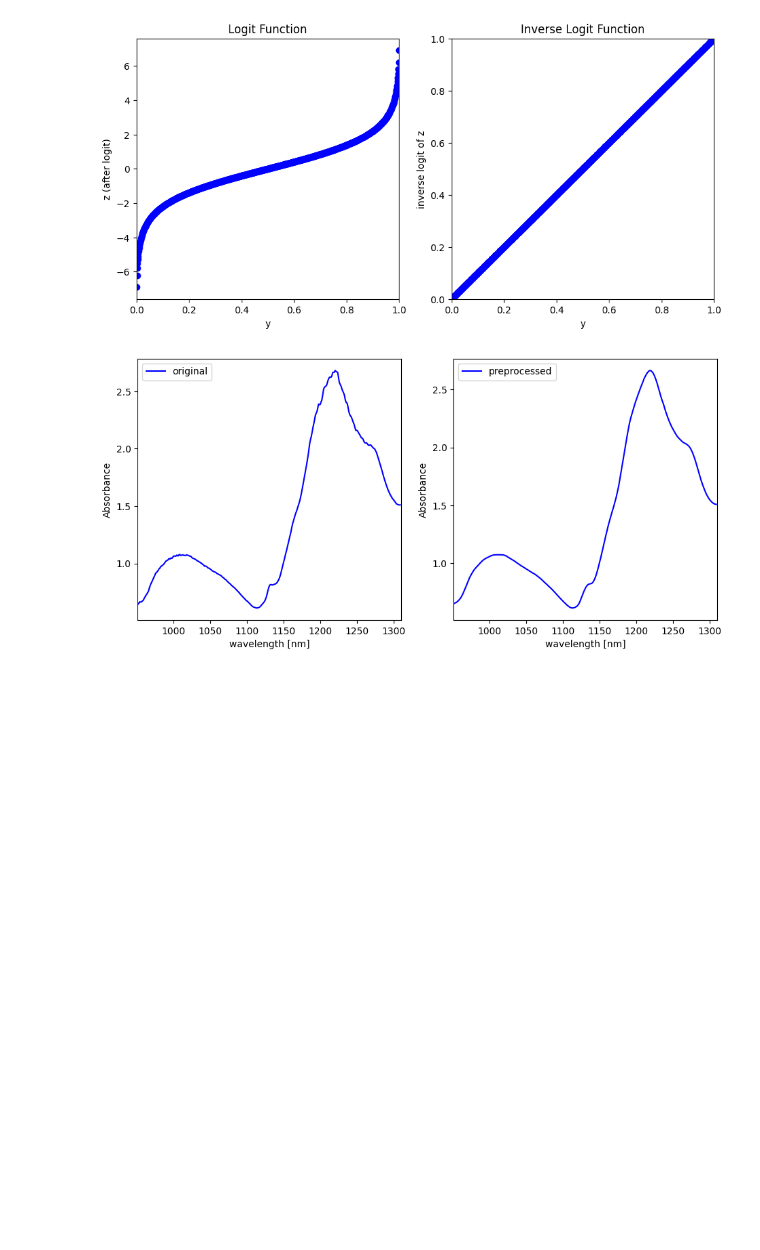
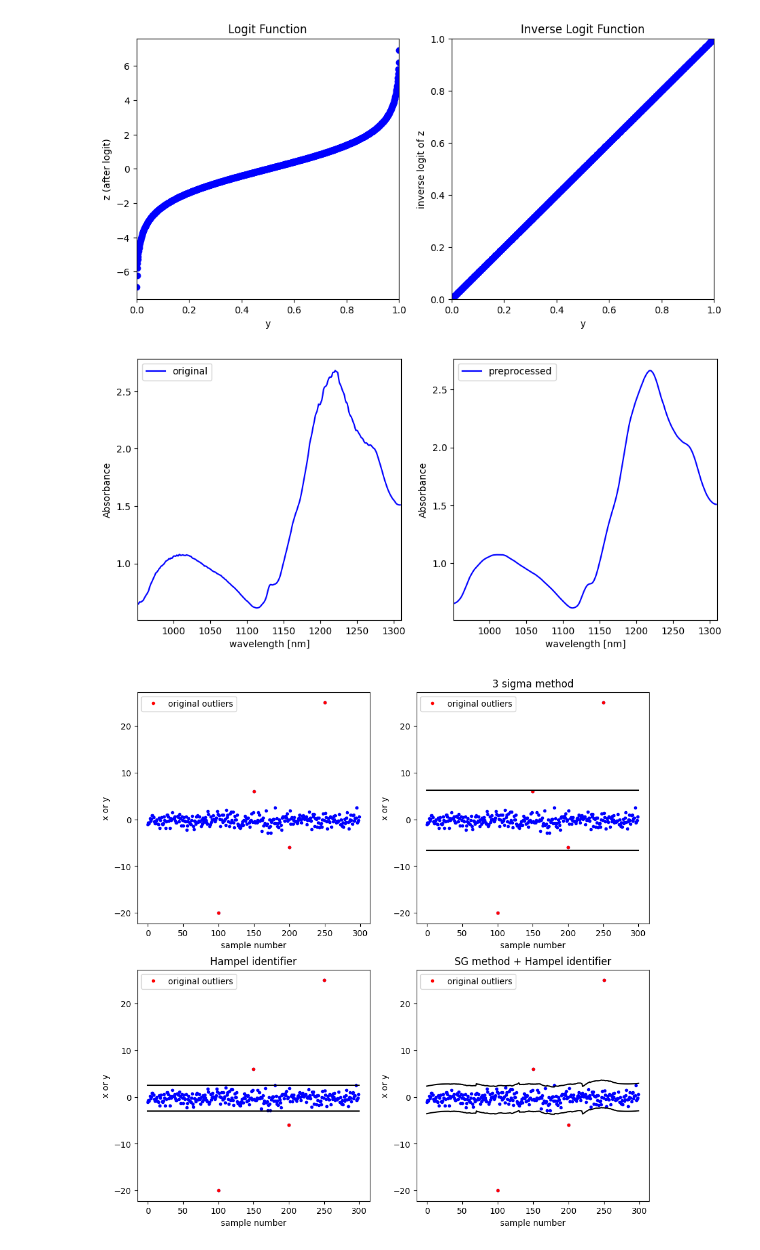
Before and after one commit to sato1214syun/python-mi-for_chemical_engineering, a Jupyter notebook: script.ipynb, the cells around one changed output. Cells and saved outputs as stored; diff of their text form; code cells hidden in the pictures; blank space fills up the shorter version.

```diff
--- a/script.ipynb
+++ b/script.ipynb
@@ -84,3 +84,98 @@ fig2.legend()
 plt.show()
 # %% [output]
 [figure]
+# %%
+# 03_05_outlier
+
+import matplotlib.pyplot as plt
+import numpy as np
+from scipy.signal import savgol_filter
+
+# 設定 ここから
+type_of_samples = 0  # 仮想サンプルの種類 0:正規乱数、1:時系列
+window_length = 61  # SG 法における窓枠の数
+poly_order = 2  # SG 法における多項式の次数
+deriv = 0  # SG 法における微分次数 (0 は微分なし)
+number_of_samples = 300  # 仮想サンプルの数
+noise_rate = 8  # SN比
+
+rng = np.random.default_rng(seed=10)
+
+if type_of_samples == 0:
+    outliers = [-20, 6, -6, 25]  # 外れ値
+    outlier_indexes = [100, 150, 200, 250]  # 外れ値のインデックス
+    x = rng.standard_normal(number_of_samples)
+elif type_of_samples == 1:
+    outliers = [1, 3, 10, -2]  # %外れ値
+    outlier_indexes = [80, 150, 200, 250]  # 外れ値のインデックス
+    x = np.sin(np.arange(number_of_samples) * np.pi / 50)
+    noise = rng.standard_normal(number_of_samples)
+    noise = noise * (x.var() / noise_rate) ** 0.5
+    x += noise
+x[outlier_indexes] = outliers  # 外れ値の追加
+
+fig, ax = plt.subplots(2, 2, squeeze=False, figsize=(11, 11))
+
+fig1 = ax[0, 0]
+fig1.plot(x, "b.")  # プロット
+fig1.plot(
+    outlier_indexes, x[outlier_indexes], "r.", label="original outliers"
+)  # プロット
+fig1.set_xlabel("sample number")  # x 軸の名前
+fig1.set_ylabel("x or y")  # y 軸の名前
+fig1.legend()
+
+
+# 3 sigma method
+upper_3_sigma = x.mean() + 3 * x.std()
+lower_3_sigma = x.mean() - 3 * x.std()
+fig2 = ax[0, 1]
+fig2.plot(x, "b.")
+fig2.plot(outlier_indexes, x[outlier_indexes], "r.", label="original outliers")
+fig2.plot([0, len(x)], [upper_3_sigma, upper_3_sigma], "k-")
+fig2.plot([0, len(x)], [lower_3_sigma, lower_3_sigma], "k-")
+fig2.set_xlabel("sample number")  # x 軸の名前
+fig2.set_ylabel("x or y")  # y 軸の名前
+fig2.set_title("3 sigma method")
+fig2.legend()
+
+# Hampel identifier
+upper_hampel = np.median(x) + 3 * 1.4826 * np.median(np.absolute(x - np.median(x)))
+lower_hampel = np.median(x) - 3 * 1.4826 * np.median(np.absolute(x - np.median(x)))
+fig3 = ax[1, 0]
+fig3.plot(x, "b.")
+fig3.plot(outlier_indexes, x[outlier_indexes], "r.", label="original outliers")
+fig3.plot([0, len(x)], [upper_hampel, upper_hampel], "k-")
+fig3.plot([0, len(x)], [lower_hampel, lower_hampel], "k-")
+fig3.set_xlabel("sample number")  # x 軸の名前
+fig3.set_ylabel("x or y")  # y 軸の名前
+fig3.set_title("Hampel identifier")
+fig3.legend()
+
+# SG method + Hampel identifier
+preprocessed_x = savgol_filter(
+    x, window_length=window_length, polyorder=poly_order, deriv=deriv
+)  # SG 法
+x_diff = x - preprocessed_x
+upper_sg_hampel = (
+    preprocessed_x
+    + np.median(x_diff)
+    + 3 * 1.4826 * np.median(np.absolute(x_diff - np.median(x_diff)))
+)
+lower_sg_hampel = (
+    preprocessed_x
+    + np.median(x_diff)
+    - 3 * 1.4826 * np.median(np.absolute(x_diff - np.median(x_diff)))
+)
+fig4 = ax[1, 1]
+fig4.plot(x, "b.")
+fig4.plot(outlier_indexes, x[outlier_indexes], "r.", label="original outliers")
+fig4.plot(range(len(x)), upper_sg_hampel, "k-")
+fig4.plot(range(len(x)), lower_sg_hampel, "k-")
+fig4.set_xlabel("sample number")  # x 軸の名前
+fig4.set_ylabel("x or y")  # y 軸の名前
+fig4.set_title("SG method + Hampel identifier")
+fig4.legend()
+plt.show()  # 以上の設定で描画
+# %% [output]
+[figure, added]
```
Also changed, not shown: 1 other file.
